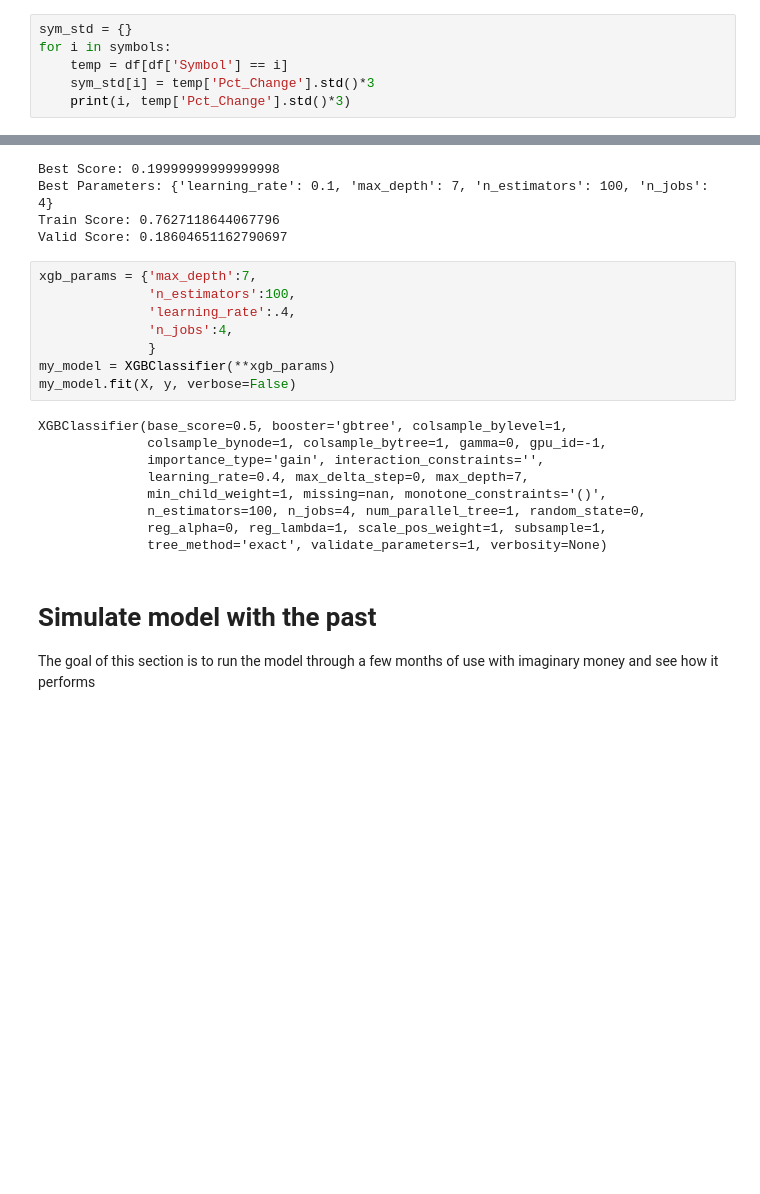
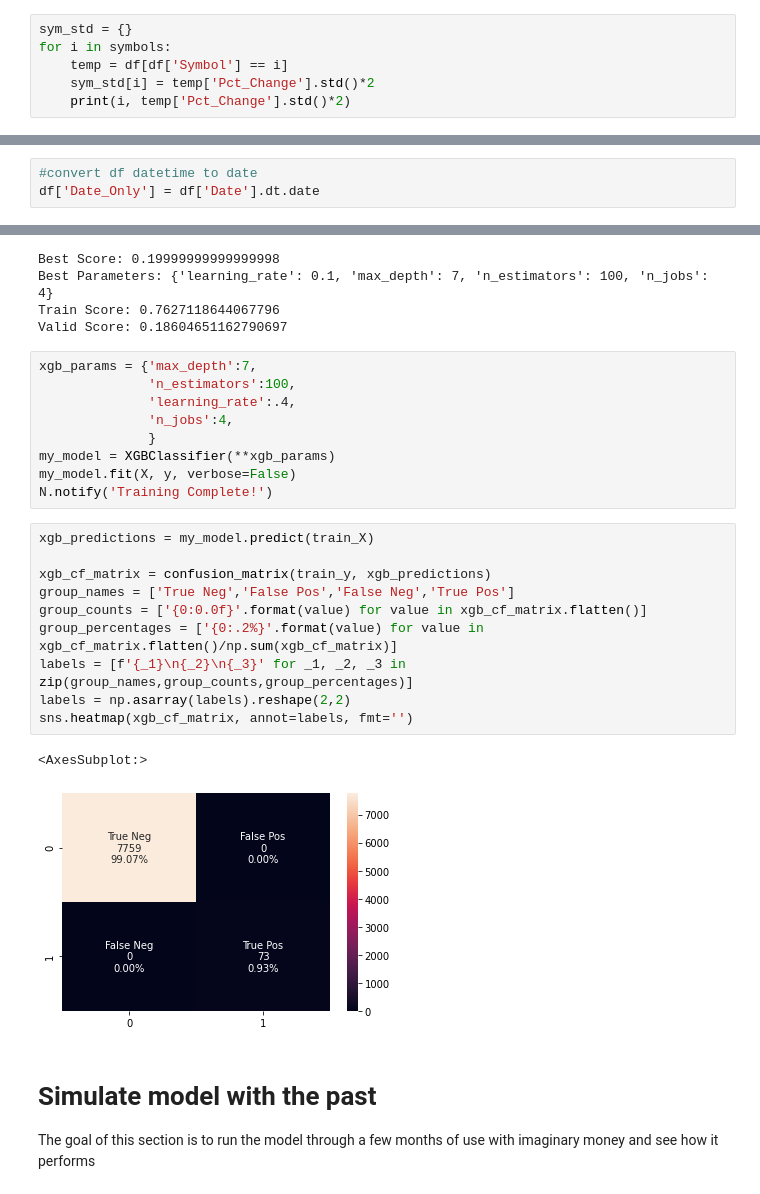
Before and after one commit to JebStewart/AlgoTrading, a Jupyter notebook: scrapingPractice.ipynb, the cells around one changed output, grey strips where cells are left out. Drawn from its saved outputs; the diff is of its cells as text; blank space fills up the shorter version.

```diff
--- a/scrapingPractice.ipynb
+++ b/scrapingPractice.ipynb
@@ -99,6 +105,6 @@ df.head()
 sym_std = {}
 for i in symbols:
     temp = df[df['Symbol'] == i]
-    sym_std[i] = temp['Pct_Change'].std()*3
-    print(i, temp['Pct_Change'].std()*3)
+    sym_std[i] = temp['Pct_Change'].std()*2
+    print(i, temp['Pct_Change'].std()*2)
 # %% [output]
@@ -122,3 +128,6 @@ MU 0.07400588800570997
+# %%
+#convert df datetime to date
+df['Date_Only'] = df['Date'].dt.date
 # %% [markdown]
 # Train Test Setup
 # %%
@@ -157,15 +166,20 @@ xgb_params = {'max_depth':7,
               }
 my_model = XGBClassifier(**xgb_params)
 my_model.fit(X, y, verbose=False)
+N.notify('Training Complete!')
-# %% [output]
-XGBClassifier(base_score=0.5, booster='gbtree', colsample_bylevel=1,
-              colsample_bynode=1, colsample_bytree=1, gamma=0, gpu_id=-1,
-              importance_type='gain', interaction_constraints='',
-              learning_rate=0.4, max_delta_step=0, max_depth=7,
-              min_child_weight=1, missing=nan, monotone_constraints='()',
-              n_estimators=100, n_jobs=4, num_parallel_tree=1, random_state=0,
-              reg_alpha=0, reg_lambda=1, scale_pos_weight=1, subsample=1,
-              tree_method='exact', validate_parameters=1, verbosity=None)
+# %%
+xgb_predictions = my_model.predict(train_X)
+
+xgb_cf_matrix = confusion_matrix(train_y, xgb_predictions)
+group_names = ['True Neg','False Pos','False Neg','True Pos']
+group_counts = ['{0:0.0f}'.format(value) for value in xgb_cf_matrix.flatten()]
+group_percentages = ['{0:.2%}'.format(value) for value in xgb_cf_matrix.flatten()/np.sum(xgb_cf_matrix)]
+labels = [f'{_1}\n{_2}\n{_3}' for _1, _2, _3 in zip(group_names,group_counts,group_percentages)]
+labels = np.asarray(labels).reshape(2,2)
+sns.heatmap(xgb_cf_matrix, annot=labels, fmt='')
+# %% [output]
+<AxesSubplot:>
+[figure, added]
 # %% [markdown]
 # Simulate model with the past
 
```
Also changed, not shown: parts of 8 cells of this notebook.
